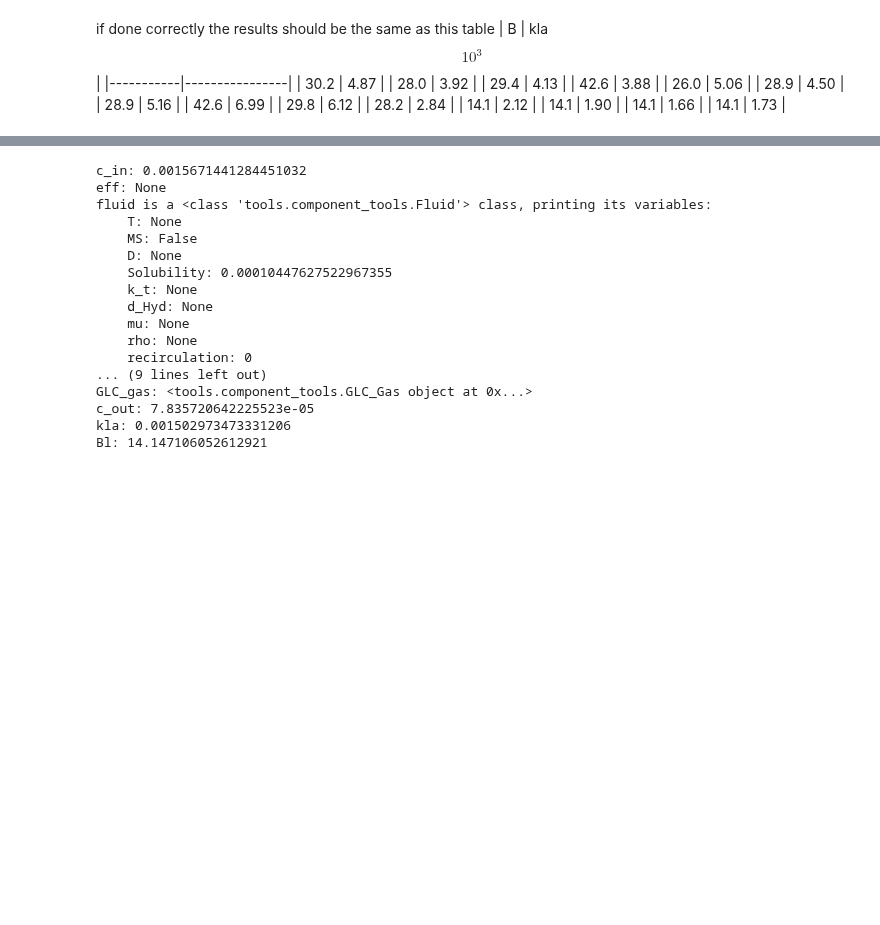
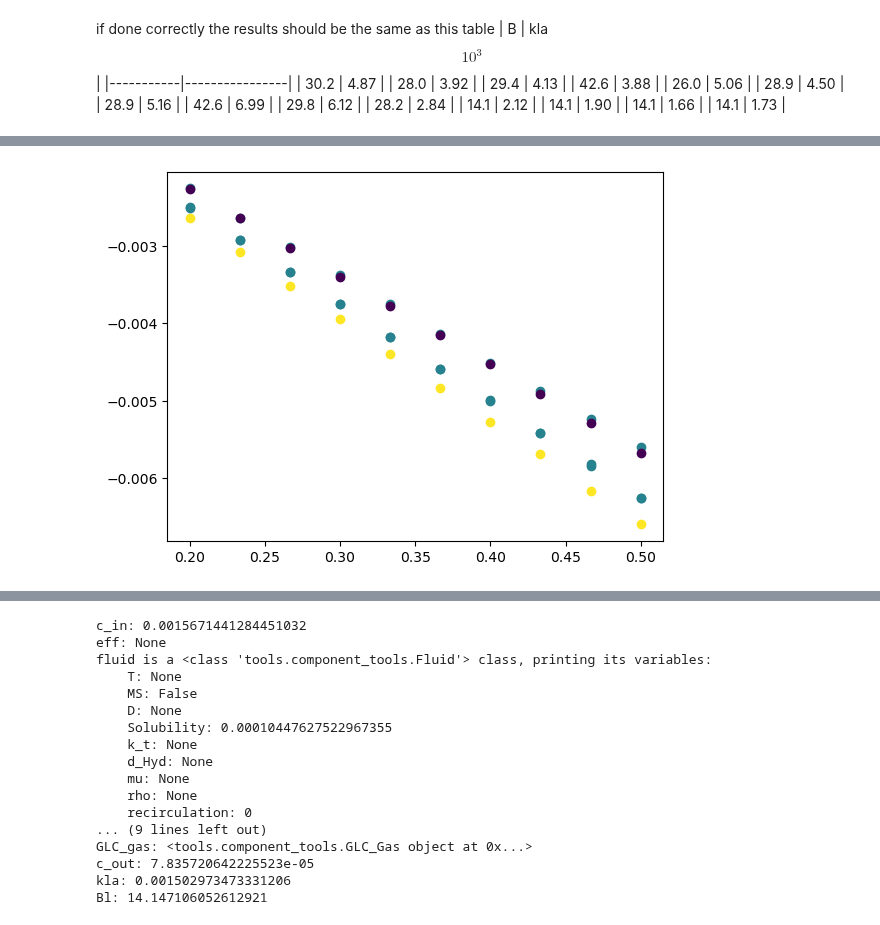
Before and after one commit to gabriele-ferrero/TRIOMA, a Jupyter notebook: Examples/GLC_tutorial.ipynb, the cells around one changed output, grey strips where cells are left out. Cells and saved outputs as stored; diff of their text form; code cells hidden in the pictures; blank space fills up the shorter version.

```diff
--- a/Examples/GLC_tutorial.ipynb
+++ b/Examples/GLC_tutorial.ipynb
@@ -185 +185,78 @@ err is  -1.0826161786492428e-05
 [figure]
+# %%
+# reset notebook
+%reset -f
+from math import nan
+from pyexpat import model
+
+from sympy import Q
+from tools.component_tools import GLC,GLC_Gas,Fluid
+import numpy as np
+import matplotlib.pyplot as plt
+import mph
+R_const=8.31
+T = [673, 673, 673, 673, 673]
+Z = 0.8
+R = 0.03
+Q_l = np.array([
+    80.0 * 1e-3 / 3600,
+    40   * 1e-3 / 3600,
+    40   * 1e-3 / 3600,
+    40   * 1e-3 / 3600,
+    40   * 1e-3 / 3600,
+])
+Q_gas = np.array([
+    6 * 1e-3 / 3600,
+    6 * 1e-3 / 3600,
+    30 * 1e-3 / 3600,
+    6 * 1e-3 / 3600,
+    6 * 1e-3 / 3600,
+])
+L_on_g=Q_l/Q_gas
+p_in = [1275, 1050, 988, 463, 225]
+p_out = [796, 515, 484, 267, 130]
+B_vec = []
+kl_vec = []
+client=mph.start()
+model = client.load('GenericLMGLC.mph')
+for i in range(len(Q_gas)):
+    SweepGas=GLC_Gas(G_gas=Q_gas[i],pg_in=100,p_tot=1.5E5)
+    PbLi=Fluid(Solubility=1.33E-4*np.exp(-1350/R_const/T[i]),MS=False )
+    c_in=p_in[i]**0.5*PbLi.Solubility
+    Melodie=GLC(H=Z,R=R,c_in=p_in[i]**0.5*PbLi.Solubility,fluid=PbLi,GLC_gas=SweepGas,T=T[i],G_L=Q_l[i],c_out=p_out[i]**0.5*PbLi.Solubility)
+    [a,b] = Melodie.get_kla_from_cout()
+    # print(a, b)
+    B_vec.append(a)
+    kl_vec.append(b)
+    eff_v=np.linspace(0.2,0.5,10)
+    # eff_v=np.array([1-Melodie.c_out/Melodie.c_in])
+    height_v=[]
+    err_v=[]
+    norm = plt.Normalize(min(Q_l/Q_gas), max(Q_l/Q_gas))
+    for eff in eff_v:
+        Melodie.c_out=Melodie.c_in*(1-eff)
+        Melodie.GLC_gas.update_attribute("pg_in",p_out[i]/10)
+        height=Melodie.get_z_from_eff()
+        print("height is ",height)
+        c_PbLi=56182
+        height_v.append(height)
+        flag_coms=1
+        if isinstance(height,float) and flag_coms!=0:
+            # model.parameter("H",height)
+            model.parameter("H",height)
+            model.parameter("Ls",Q_l[i]*c_PbLi)
+            model.parameter("Vs",Q_gas[i])
+            model.parameter("R",R)
+            model.parameter("c2_in",Melodie.GLC_gas.pg_in/R_const/T[i])
+            model.parameter("Kl_a",Melodie.kla)
+            model.parameter("c_in",c_in)
+            # model.save()
+            model.solve()
+            eff_coms=model.evaluate("eff")
+            eff_res=eff_coms
+            err=eff_res-eff
+            print("eff_res is ",eff_res)
+            print("err is ",err)
+            err_v.append(err)
+            plt.scatter( eff,err*100, c=Q_l[i]/Q_gas[i], cmap='viridis', norm=norm)
+# %% [output]
@@ -186,3 +280,4 @@ err is  -1.0826161786492428e-05
+[figure, added]
 # %%
 
 
```
Also changed, not shown: parts of 3 cells of this notebook, 1 other file.
